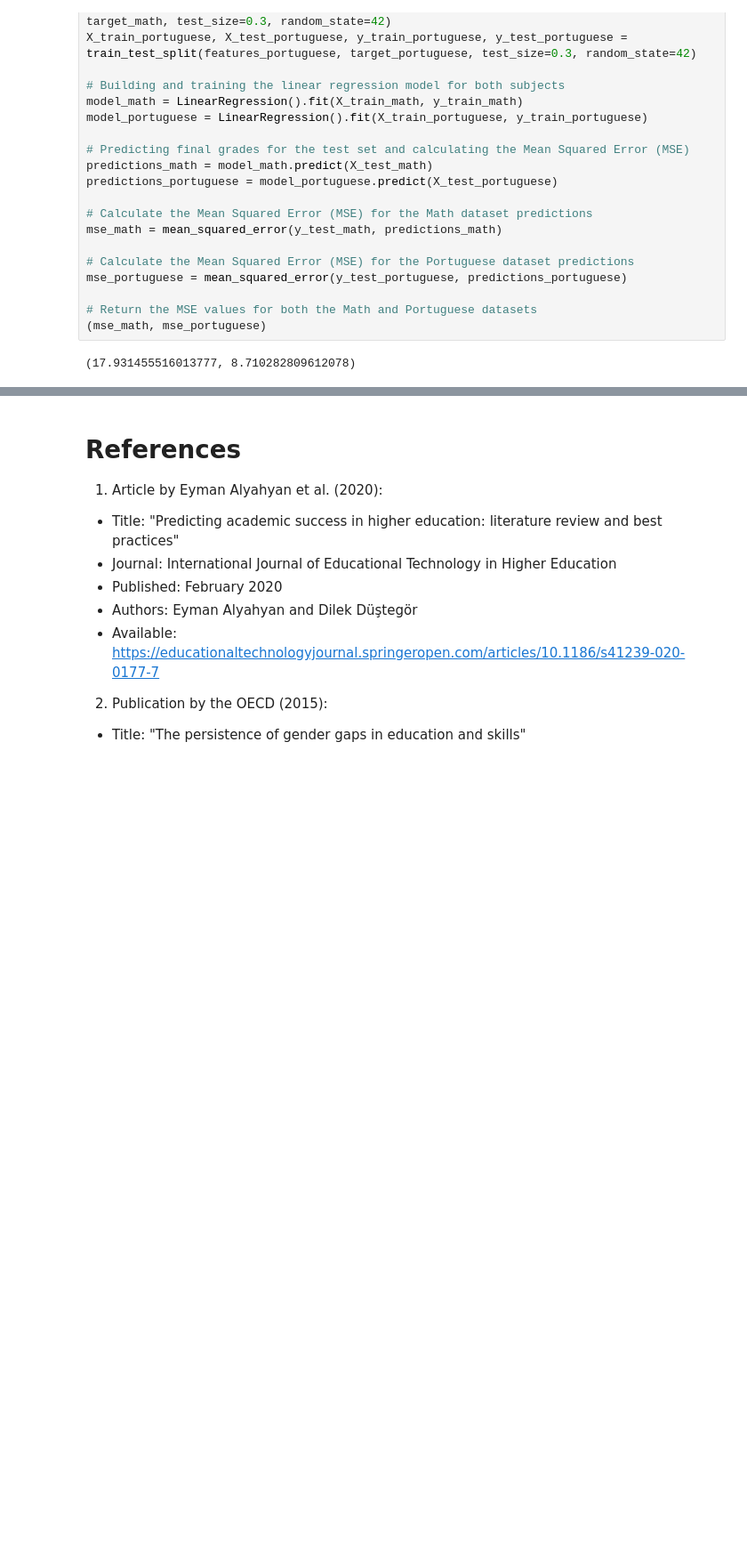
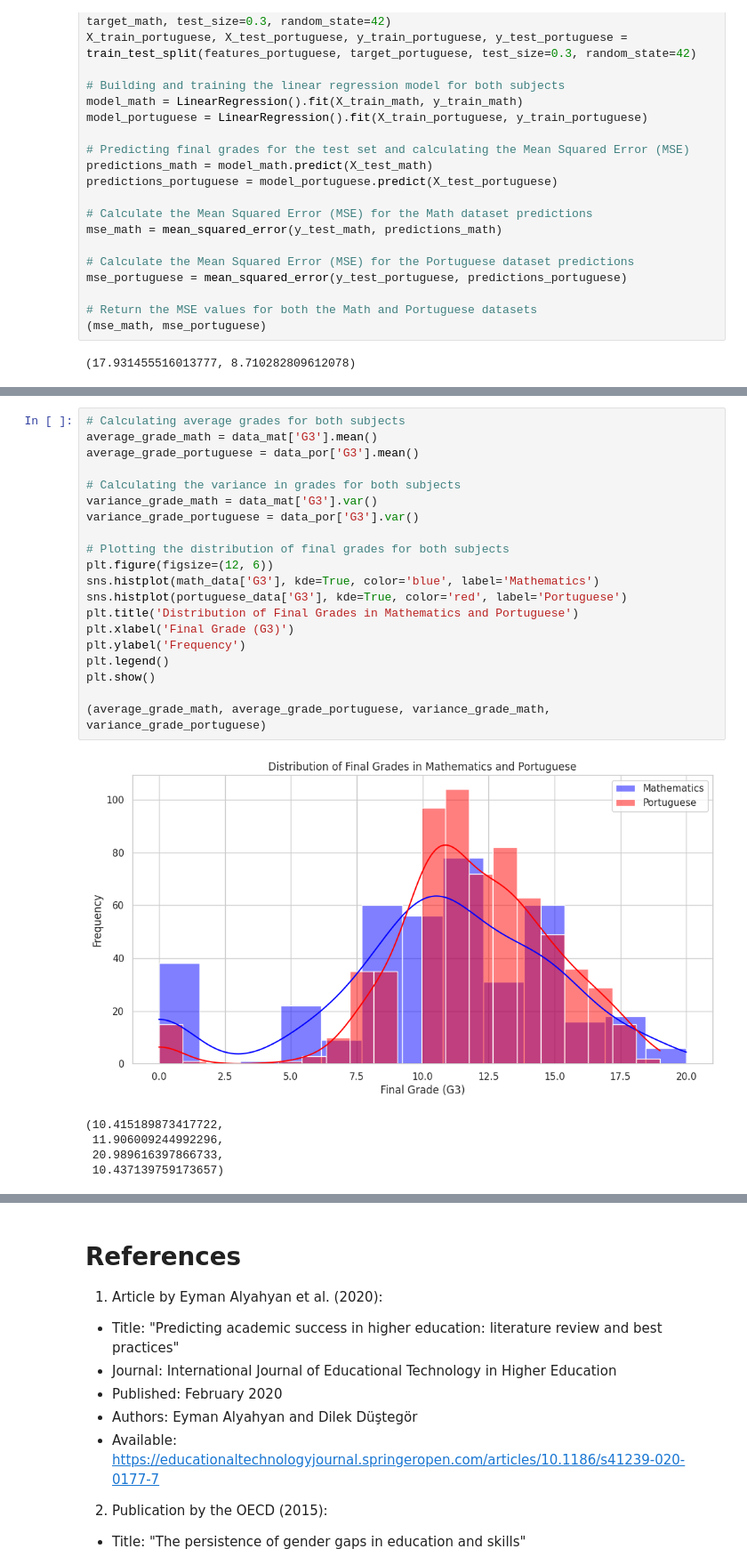
Before and after one commit to carlos-alves-one/Student-Performance-Analysis, a Jupyter notebook: Student_Performance.ipynb, the cells around one changed output, grey strips where cells are left out. Shown at 89% size. Drawn from its saved outputs; the diff is of its cells as text; blank space fills up the shorter version.

Commit message:
Subject-Specific Performance Patterns

```diff
--- a/Student_Performance.ipynb
+++ b/Student_Performance.ipynb
@@ -1243,0 +1258,26 @@ mse_portuguese = mean_squared_error(y_test_portuguese, predictions_portuguese)
+# %%
+# Calculating average grades for both subjects
+average_grade_math = data_mat['G3'].mean()
+average_grade_portuguese = data_por['G3'].mean()
+
+# Calculating the variance in grades for both subjects
+variance_grade_math = data_mat['G3'].var()
+variance_grade_portuguese = data_por['G3'].var()
+
+# Plotting the distribution of final grades for both subjects
+plt.figure(figsize=(12, 6))
+sns.histplot(math_data['G3'], kde=True, color='blue', label='Mathematics')
+sns.histplot(portuguese_data['G3'], kde=True, color='red', label='Portuguese')
+plt.title('Distribution of Final Grades in Mathematics and Portuguese')
+plt.xlabel('Final Grade (G3)')
+plt.ylabel('Frequency')
+plt.legend()
+plt.show()
+
+(average_grade_math, average_grade_portuguese, variance_grade_math, variance_grade_portuguese)
+# %% [output]
+[figure, added]
+(10.415189873417722,
+ 11.906009244992296,
+ 20.989616397866733,
+ 10.437139759173657)
```
Also changed, not shown: parts of 2 cells of this notebook.
